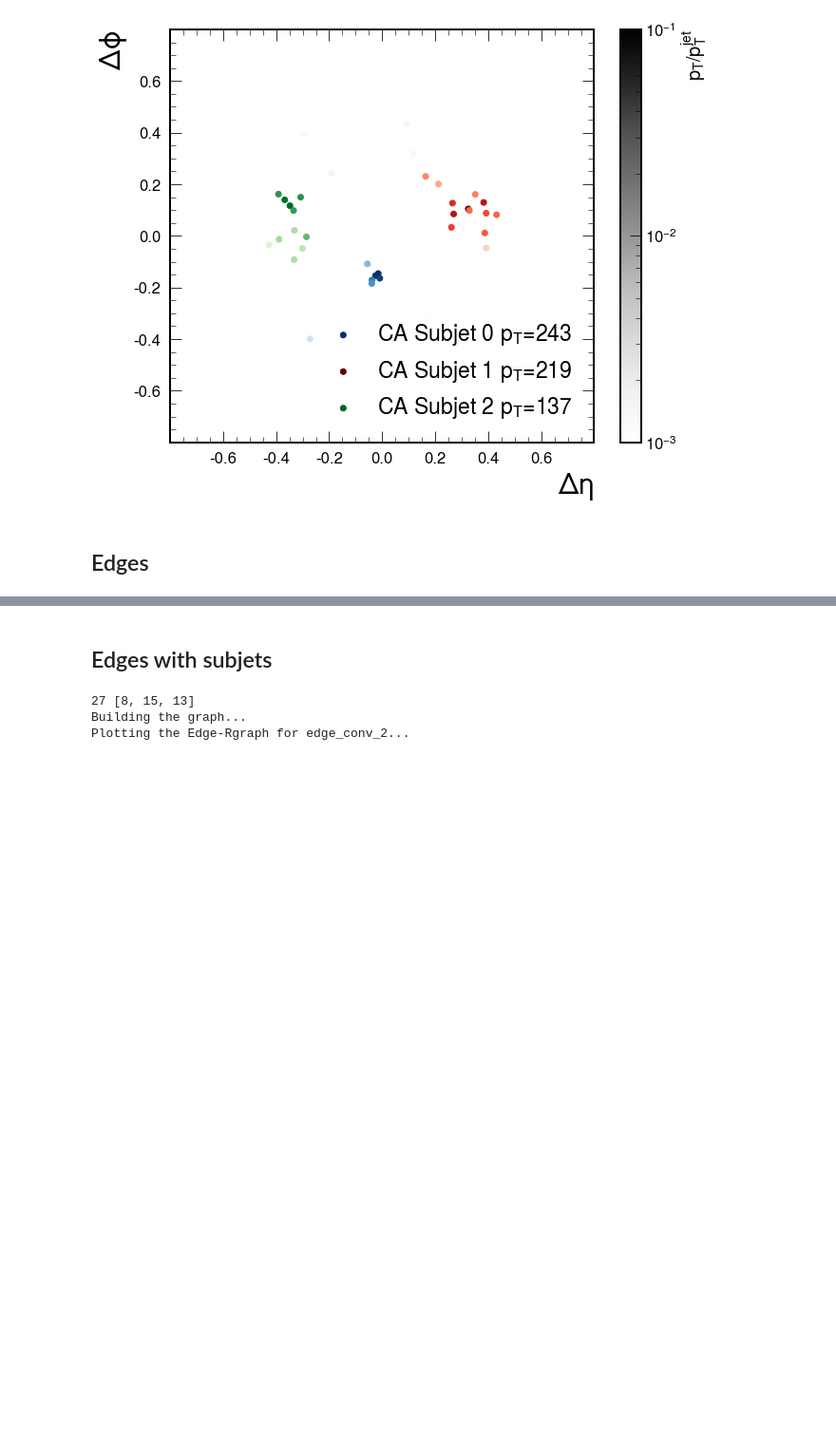
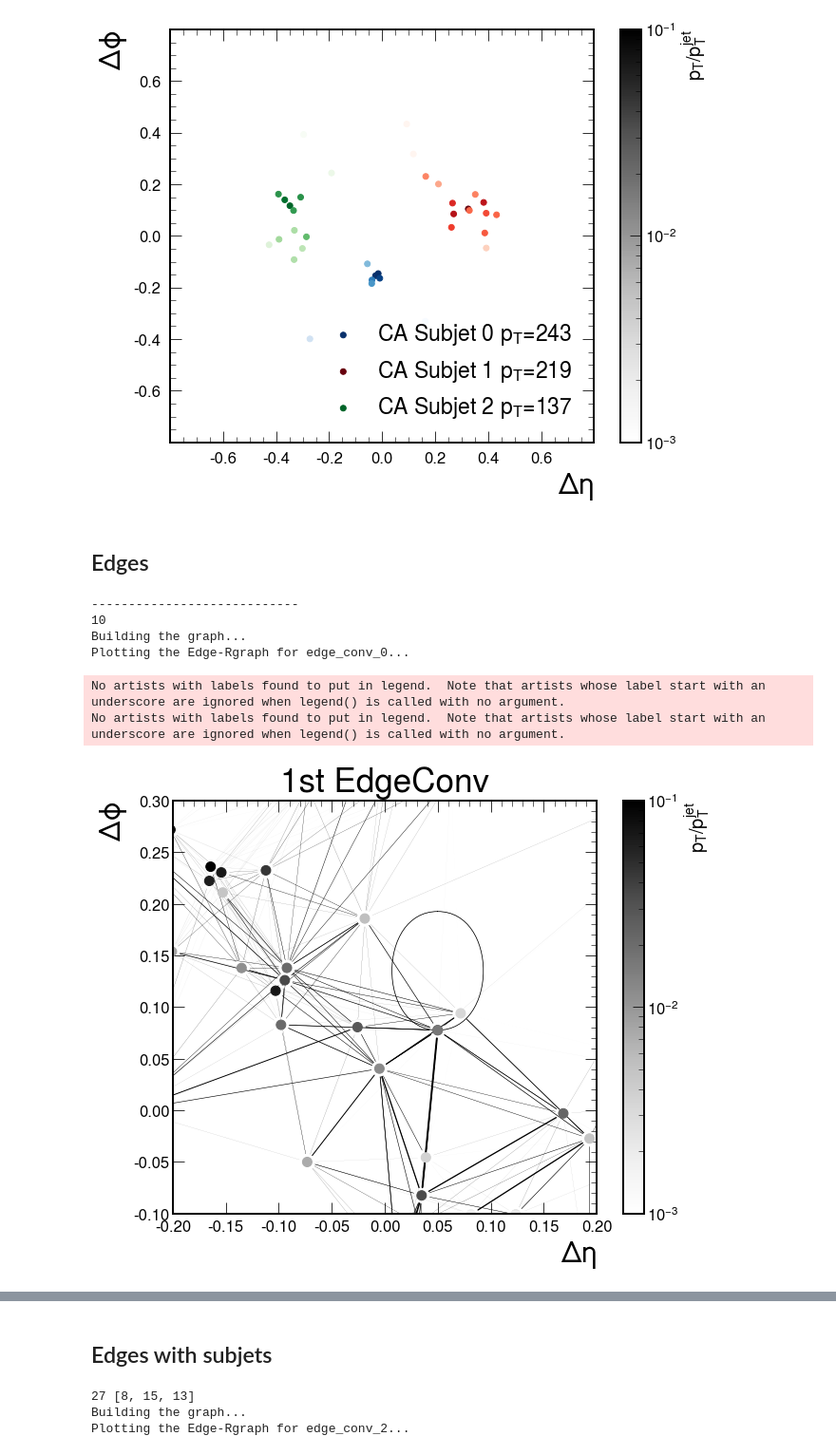
Before and after one commit to farakiko/xai4hep, a Jupyter notebook: binder/fastjet.ipynb, the cells around one changed output, grey strips where cells are left out. Shown at 95% size. Drawn from its saved outputs; the diff is of its cells as text; code cells hidden in the pictures; blank space fills up the shorter version.

```diff
--- a/binder/fastjet.ipynb
+++ b/binder/fastjet.ipynb
@@ -329,12 +375,17 @@ dic['edge_conv_2'] = '3rd EdgeConv'
 Num_jets = len(batch_px_list)
 for i in range(Num_jets):
 
-    if i != 27:
+#     if i != 27:
+#         continue
+#     if i not in [3, 2, 10, 11, 12, 14, 15, 20, 22, 23]:
+    if i not in [10]:
         continue
-
     jet_label = batch_y_list[i]
     if jet_label!=1: # pick Tops for plotting
         continue
+
+    print("----------------------------")
+    print(i)
 
     jet_input = batch_x_list[i]
 
@@ -346,9 +397,7 @@ for i in range(Num_jets):
     pz = batch_pz_list[i]
     e = batch_E_list[i]
 
-    # get subjets
-    subjet_idx, subjet_vectors, eta, phi, pt = get_subjets(px, py, pz, e)
-    print(i, [(subjet_idx==0).sum(), (subjet_idx==1).sum(), (subjet_idx==2).sum()])
+    eta, phi, pt = get_eta_phi_pt(px, py, pz, e)
 
     print('Building the graph...')
     eta = torch.tensor(eta).reshape(-1,1)
@@ -362,47 +411,58 @@ for i in range(Num_jets):
         pos[node_i] = eta_phi.numpy()[node_i]
 
     # plot edgeconv blocks
-    for edgeconv in ['edge_conv_2', 'edge_conv_1', 'edge_conv_0']:
+#     for edgeconv in ['edge_conv_2', 'edge_conv_1', 'edge_conv_0']:
+#     for edgeconv in ['edge_conv_2']:
+    for edgeconv in ['edge_conv_0']:
 
         edge_index, edge_weight = edge_index_dic[edgeconv], torch.abs(R_edges[edgeconv]).sum(axis=1)
         edge_Rscores = edge_weight/sum(edge_weight)  # normalize sum of Rscores of all jets to be 1
 
         data = torch_geometric.data.Data(edge_index=edge_index, edge_weight=edge_weight, num_nodes=num_nodes)
         G = torch_geometric.utils.to_networkx(data, to_undirected=False)
+        G.remove_edges_from(nx.selfloop_edges(G))
 
         print(f'Plotting the Edge-Rgraph for {edgeconv}...')
         fig, ax = plt.subplots(figsize=(10, 8))
         draw_networkx_nodes(G, pos,
                             node_color=np.log(pt),
                             node_size=100,
                             cmap='Greys',
                             ax=ax,
                            )
         plt.scatter([], [], c=[], cmap="Greys", norm=colors.LogNorm(vmin=0.001, vmax=0.1))
         cbar = plt.colorbar()
         cbar.set_label("$p_{\mathrm{T}} / p_{\mathrm{T}}^{\mathrm{jet}}$")
 
         draw_networkx_edges(G, pos,
                             width=100*(edge_Rscores),
                             edge_color='k',
                             style='solid',
                             arrowsize=10,
                             ax=ax,
                             arrowstyle='-'
                            )
 
         ax.legend()
         ax.tick_params(left=True, bottom=True, labelleft=True, labelbottom=True)
 
         plt.xlabel(r"$\Delta\eta$", fontsize=30)
         plt.ylabel(r"$\Delta\phi$", fontsize=30)
 
-        plt.ylim(-0.8, 0.8)
-        plt.xlim(-0.8, 0.8)
-        ax.set_xticks([-0.6, -0.4,-0.2,0,0.2,0.4, 0.6])
-        ax.set_yticks([-0.6, -0.4,-0.2,0,0.2,0.4, 0.6])
+        plt.ylim(-0.1, 0.3)
+        plt.xlim(-0.2, 0.2)
+#         ax.set_xticks([-0.6, -0.4,-0.2,0,0.2,0.4, 0.6])
+#         ax.set_yticks([-0.6, -0.4,-0.2,0,0.2,0.4, 0.6])
     #     plt.legend(title="Top jet" if jet_label==1 else "QCD jet")
         plt.legend(fontsize=23)
         ax.set_title(f"{dic[edgeconv]}", pad=10, fontsize=35)
         plt.savefig(f"/xai4hepvol/LRP/paper_plots/no_subjets_{edgeconv}.pdf")
         plt.show()
+# %% [output]
+----------------------------
+10
+Building the graph...
+Plotting the Edge-Rgraph for edge_conv_0...
+No artists with labels found to put in legend.  Note that artists whose label start with an underscore are ignored when legend() is called with no argument.
+No artists with labels found to put in legend.  Note that artists whose label start with an underscore are ignored when legend() is called with no argument.
+[figure, added]
```
Also changed, not shown: parts of 23 cells of this notebook.
